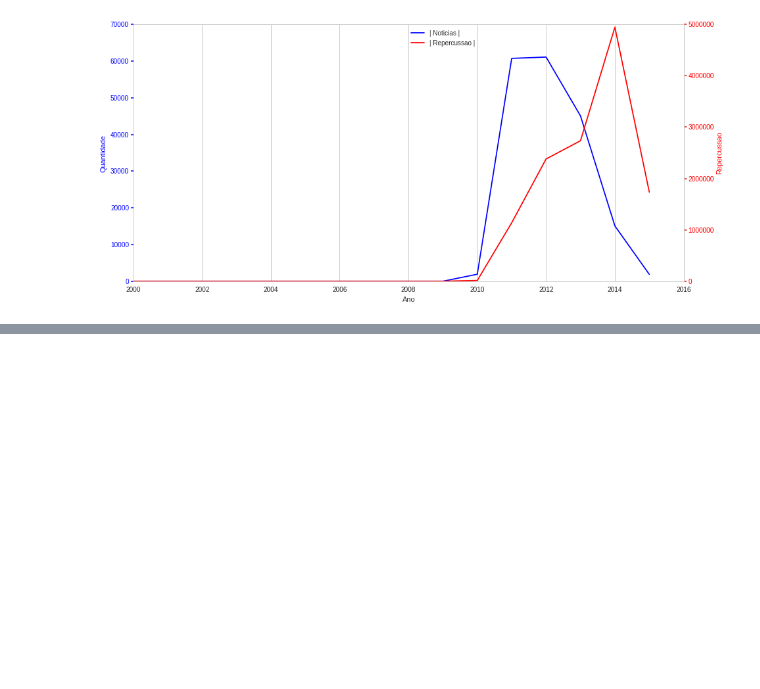
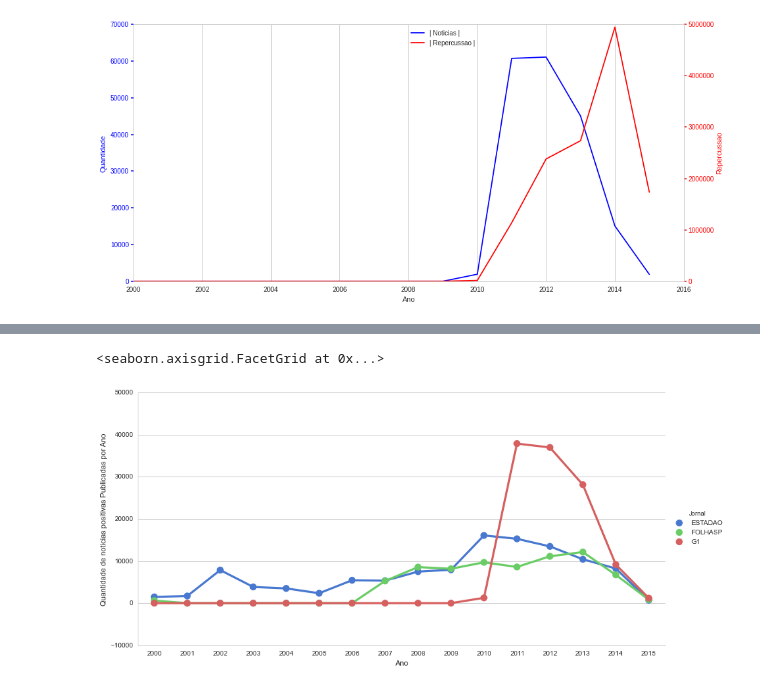
Before and after one commit to zegildo/PhD, a Jupyter notebook: src/scriptPython/TestingSeaborn.ipynb, the cells around one changed output, grey strips where cells are left out. Drawn from its saved outputs; the diff is of its cells as text; code cells hidden in the pictures; blank space fills up the shorter version.

```diff
--- a/src/scriptPython/TestingSeaborn.ipynb
+++ b/src/scriptPython/TestingSeaborn.ipynb
@@ -1575,0 +1671,20 @@ Ano
+# %%
+"""
+Plota a quantidade de noticias positivas entre 2000 e 2015 para todos os jornais.
+
+"""
+volPolaridade = pd.read_csv(path+'PhD/src/scriptPython/noticiasPolaridade.csv')
+
+grouped = volPolaridade.groupby(['Ano', 'Jornal'])
+volPolQuantidPos = grouped['pos'].agg({'pos' : np.sum}).reset_index()
+
+sns.set(style="whitegrid")
+
+g = sns.factorplot(x="Ano", y="pos", hue="Jornal", data=volPolQuantidPos,
+                    size=6, kind="point", palette="muted",  aspect=2)
+
+# Informação que definirá o eixo Y.
+g.set_ylabels("Quantidade de noticias positivas Publicadas por Ano")
+# %% [output]
+<seaborn.axisgrid.FacetGrid at 0x...>
+[figure, added]
```
Also changed, not shown: parts of 13 cells of this notebook, 2 other files.
